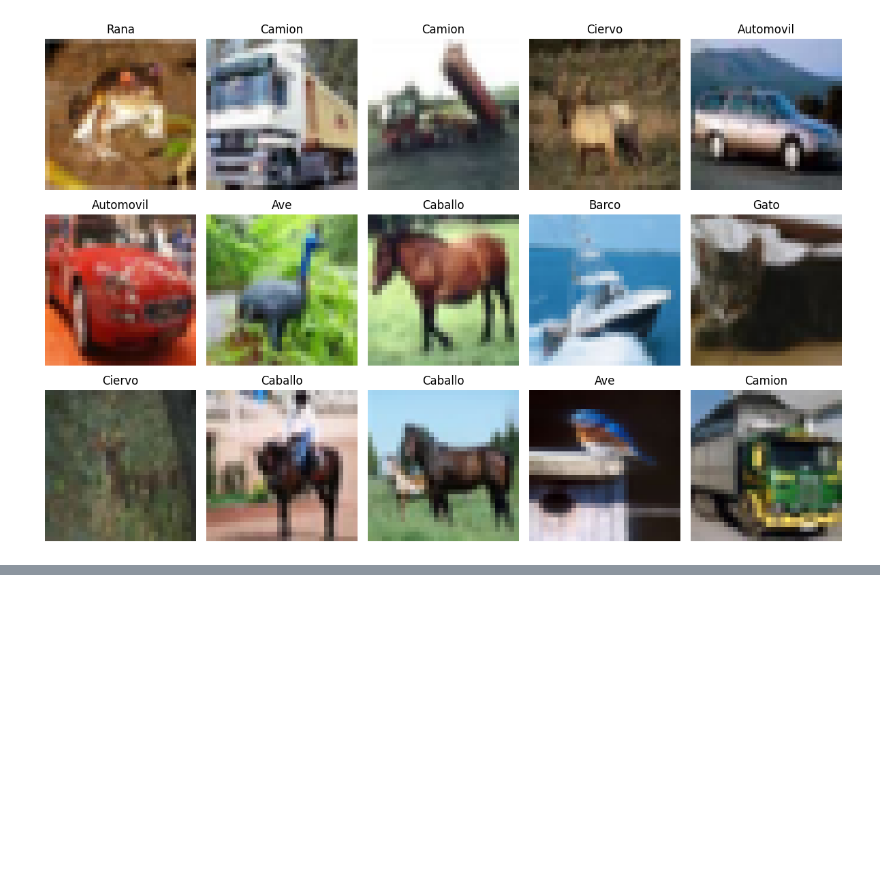
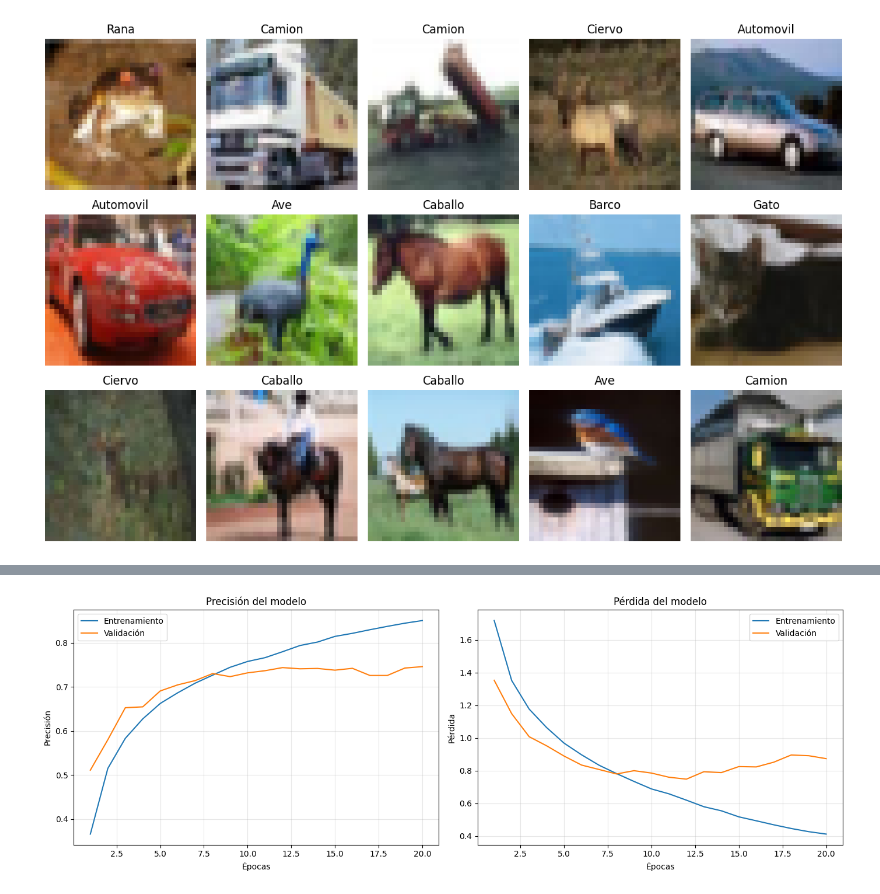
Before and after one commit to galvizlaura69/cnn-image-classification, a Jupyter notebook: cnn_experiments.ipynb, the cells around one changed output, grey strips where cells are left out. Drawn from its saved outputs; the diff is of its cells as text; code cells hidden in the pictures; blank space fills up the shorter version.

```diff
--- a/cnn_experiments.ipynb
+++ b/cnn_experiments.ipynb
@@ -49,0 +178,14 @@ plt.show()
+# %%
+# Configuración del entrenamiento
+epochs = 20
+batch_size = 64
+
+# Entrenar modelo
+history = model.fit(
+    x_train,
+    y_train,
+    epochs=epochs,
+    batch_size=batch_size,
+    validation_data=(x_val, y_val),
+    verbose=1
+)
@@ -49,0 +210,37 @@ plt.show()
+# %%
+# Obtener métricas del entrenamiento
+acc = history.history["accuracy"]
+val_acc = history.history["val_accuracy"]
+
+loss = history.history["loss"]
+val_loss = history.history["val_loss"]
+
+epochs_range = range(1, len(acc) + 1)
+
+# Crear gráficas
+plt.figure(figsize=(14, 5))
+
+# Gráfica de precisión
+plt.subplot(1, 2, 1)
+plt.plot(epochs_range, acc, label="Entrenamiento")
+plt.plot(epochs_range, val_acc, label="Validación")
+plt.title("Precisión del modelo")
+plt.xlabel("Épocas")
+plt.ylabel("Precisión")
+plt.legend()
+plt.grid(alpha=0.3)
+
+# Gráfica de pérdida
+plt.subplot(1, 2, 2)
+plt.plot(epochs_range, loss, label="Entrenamiento")
+plt.plot(epochs_range, val_loss, label="Validación")
+plt.title("Pérdida del modelo")
+plt.xlabel("Épocas")
+plt.ylabel("Pérdida")
+plt.legend()
+plt.grid(alpha=0.3)
+
+plt.tight_layout()
+plt.show()
+# %% [output]
+[figure, added]
```
Also changed, not shown: parts of 21 cells of this notebook.
